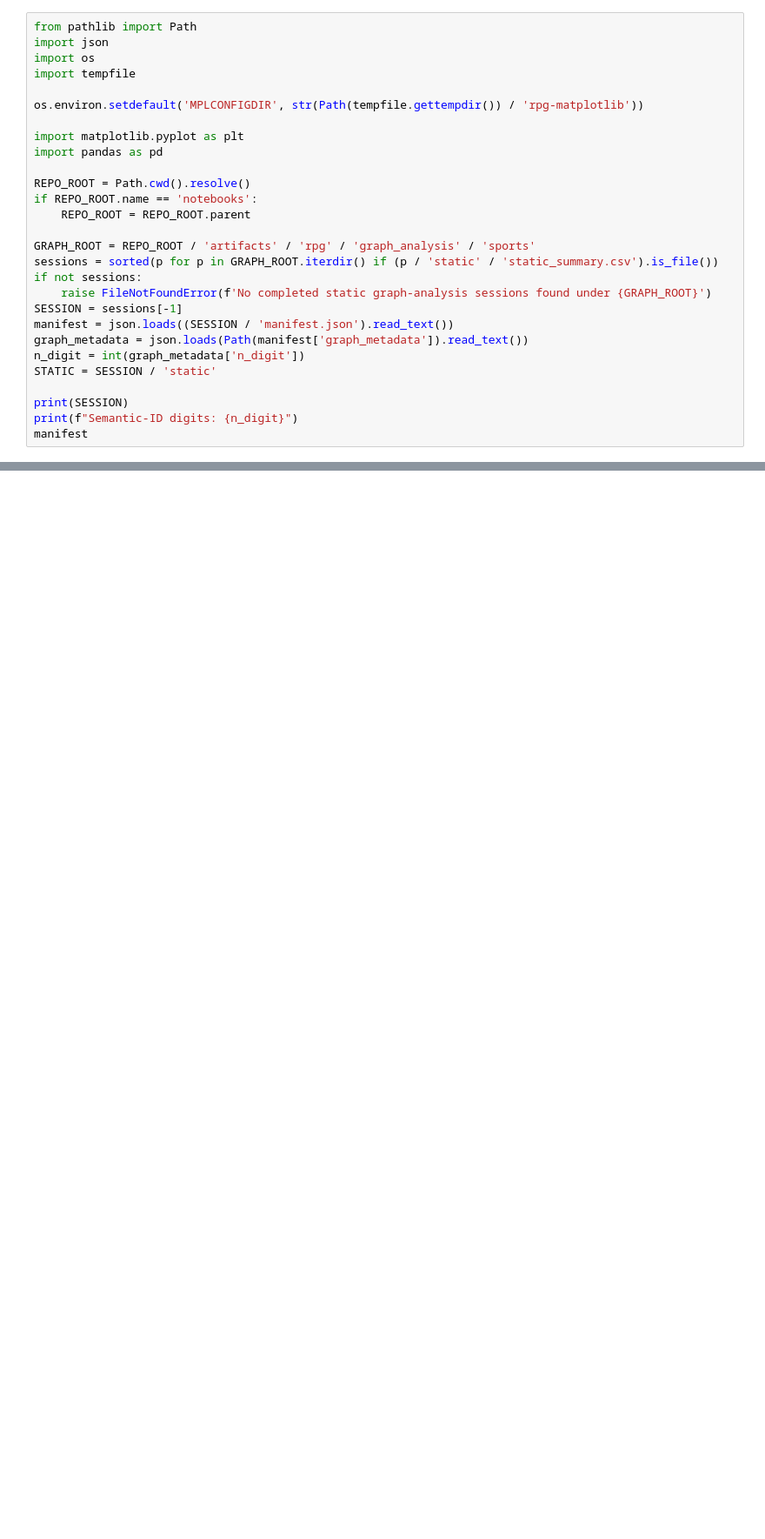
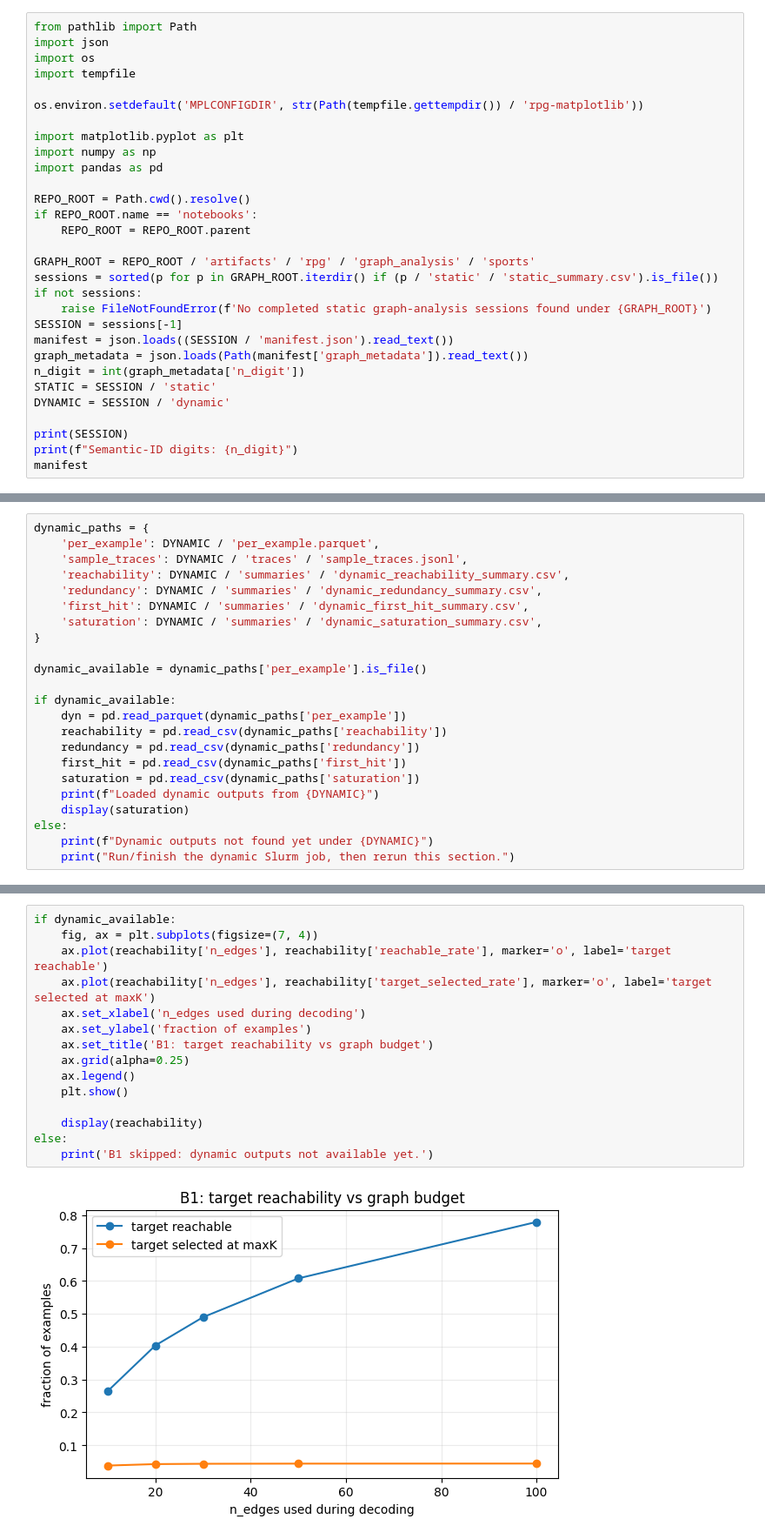
Before and after one commit to NiccoloCase/RPG-uva, a Jupyter notebook: notebooks/rpg_graph_static_analysis.ipynb, the cells around one changed output, grey strips where cells are left out. Shown at 87% size. Saved outputs shown, nothing was run; the diff lists cells and outputs as text; blank space fills up the shorter version.

Commit message:
dynamic gaph experiments

```diff
--- a/notebooks/rpg_graph_static_analysis.ipynb
+++ b/notebooks/rpg_graph_static_analysis.ipynb
@@ -13,6 +11,7 @@ import tempfile
 os.environ.setdefault('MPLCONFIGDIR', str(Path(tempfile.gettempdir()) / 'rpg-matplotlib'))
 
 import matplotlib.pyplot as plt
+import numpy as np
 import pandas as pd
 
 REPO_ROOT = Path.cwd().resolve()
@@ -28,6 +27,7 @@ manifest = json.loads((SESSION / 'manifest.json').read_text())
 graph_metadata = json.loads(Path(manifest['graph_metadata']).read_text())
 n_digit = int(graph_metadata['n_digit'])
 STATIC = SESSION / 'static'
+DYNAMIC = SESSION / 'dynamic'
 
 print(SESSION)
 print(f"Semantic-ID digits: {n_digit}")
@@ -223,0 +285,23 @@ popularity_buckets[popularity_buckets['k'] == k]
+# %%
+dynamic_paths = {
+    'per_example': DYNAMIC / 'per_example.parquet',
+    'sample_traces': DYNAMIC / 'traces' / 'sample_traces.jsonl',
+    'reachability': DYNAMIC / 'summaries' / 'dynamic_reachability_summary.csv',
+    'redundancy': DYNAMIC / 'summaries' / 'dynamic_redundancy_summary.csv',
+    'first_hit': DYNAMIC / 'summaries' / 'dynamic_first_hit_summary.csv',
+    'saturation': DYNAMIC / 'summaries' / 'dynamic_saturation_summary.csv',
+}
+
+dynamic_available = dynamic_paths['per_example'].is_file()
+
+if dynamic_available:
+    dyn = pd.read_parquet(dynamic_paths['per_example'])
+    reachability = pd.read_csv(dynamic_paths['reachability'])
+    redundancy = pd.read_csv(dynamic_paths['redundancy'])
+    first_hit = pd.read_csv(dynamic_paths['first_hit'])
+    saturation = pd.read_csv(dynamic_paths['saturation'])
+    print(f"Loaded dynamic outputs from {DYNAMIC}")
+    display(saturation)
+else:
+    print(f"Dynamic outputs not found yet under {DYNAMIC}")
+    print("Run/finish the dynamic Slurm job, then rerun this section.")
@@ -223,0 +320,17 @@ popularity_buckets[popularity_buckets['k'] == k]
+# %%
+if dynamic_available:
+    fig, ax = plt.subplots(figsize=(7, 4))
+    ax.plot(reachability['n_edges'], reachability['reachable_rate'], marker='o', label='target reachable')
+    ax.plot(reachability['n_edges'], reachability['target_selected_rate'], marker='o', label='target selected at maxK')
+    ax.set_xlabel('n_edges used during decoding')
+    ax.set_ylabel('fraction of examples')
+    ax.set_title('B1: target reachability vs graph budget')
+    ax.grid(alpha=0.25)
+    ax.legend()
+    plt.show()
+
+    display(reachability)
+else:
+    print('B1 skipped: dynamic outputs not available yet.')
+# %% [output]
+[figure, added]
```
Also changed, not shown: parts of 41 cells of this notebook, 9 other files.
